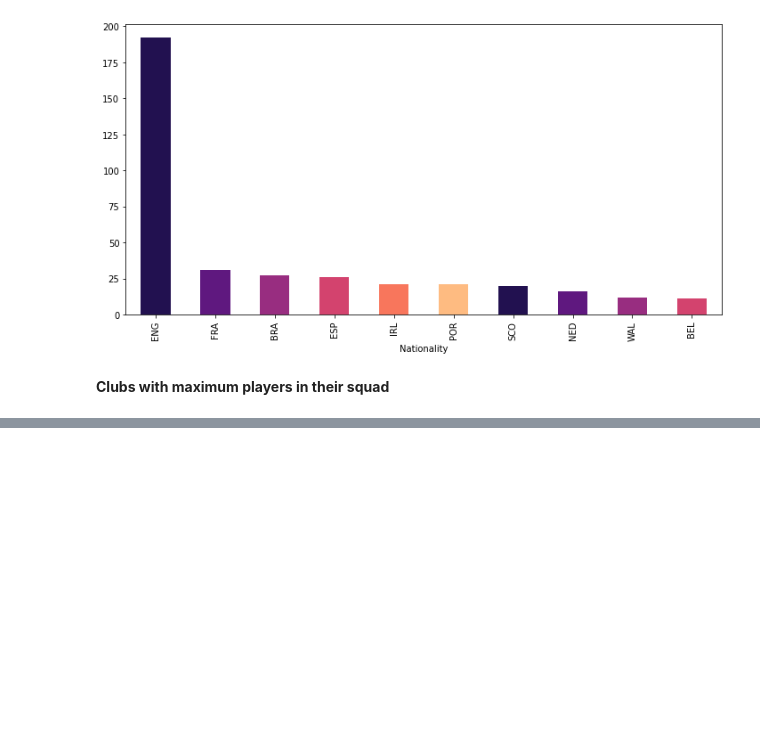
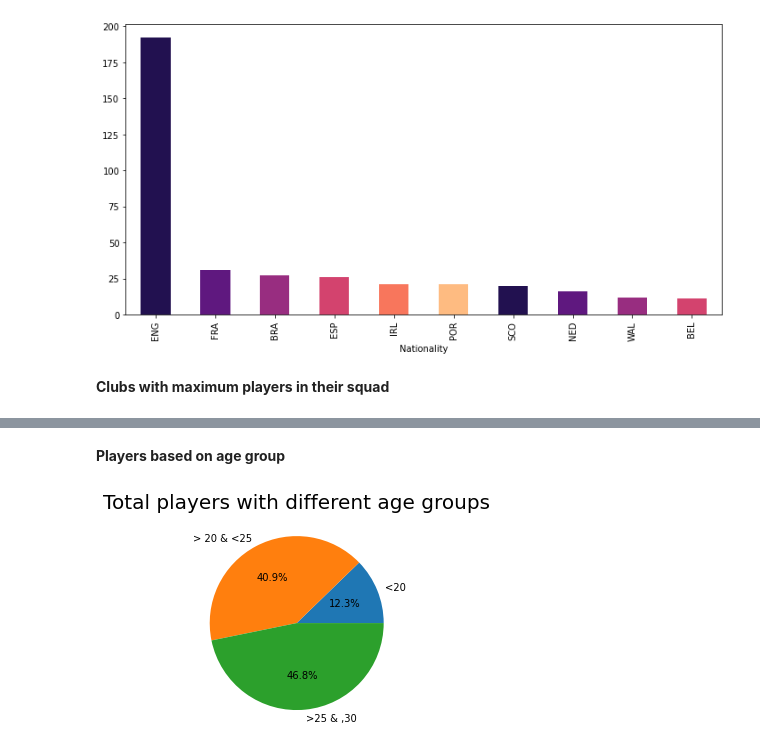
Before and after one commit to subhash-ranjan/football-dataanalysis-pg, a Jupyter notebook: EPL_2020_2021.ipynb, the cells around one changed output, grey strips where cells are left out. Saved outputs shown, nothing was run; the diff lists cells and outputs as text; code cells hidden in the pictures; blank space fills up the shorter version.

```diff
--- a/EPL_2020_2021.ipynb
+++ b/EPL_2020_2021.ipynb
@@ -75,0 +81,14 @@ nationality.head(10).plot(kind='bar',figsize=(12,6), color= sns.color_palette('m
+# %% [markdown]
+**Players based on age group**
+# %%
+under_20 = epl_df[epl_df['Age']<20]
+under_20_25 = epl_df[(epl_df['Age']>20) & (epl_df['Age'] < 25)]
+under_25_30 = epl_df[(epl_df['Age']>25) & (epl_df['Age']< 30)]
+
+x = np.array([under_20['Name'].count(), under_20_25['Name'].count(), under_25_30['Name'].count()])
+mylabels = ['<20', '> 20 & <25', '>25 & ,30']
+plt.title('Total players with different age groups', fontsize= 20)
+plt.pie(x, labels= mylabels, autopct="%.1f%%")
+plt.show()
+# %% [output]
+[figure, added]
```
Also changed, not shown: parts of 1 cell of this notebook.
